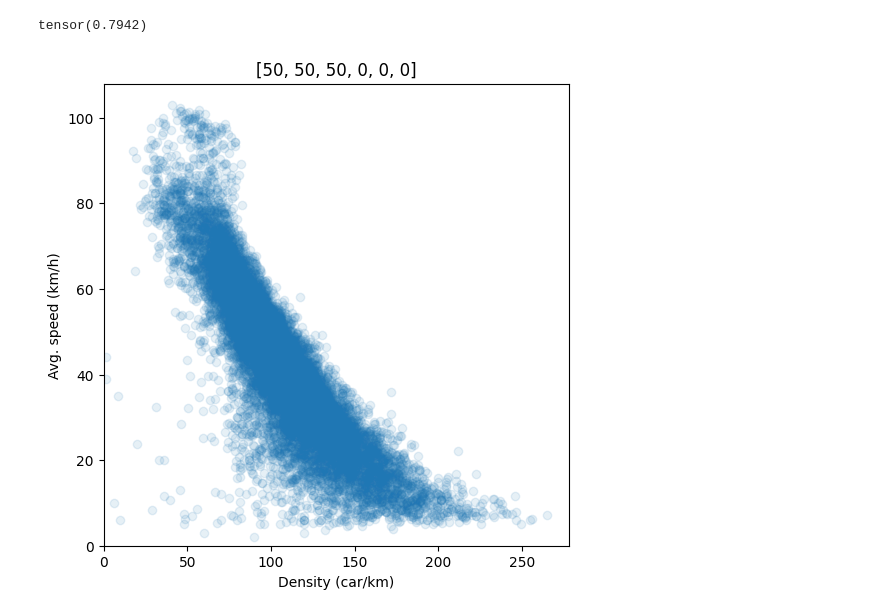
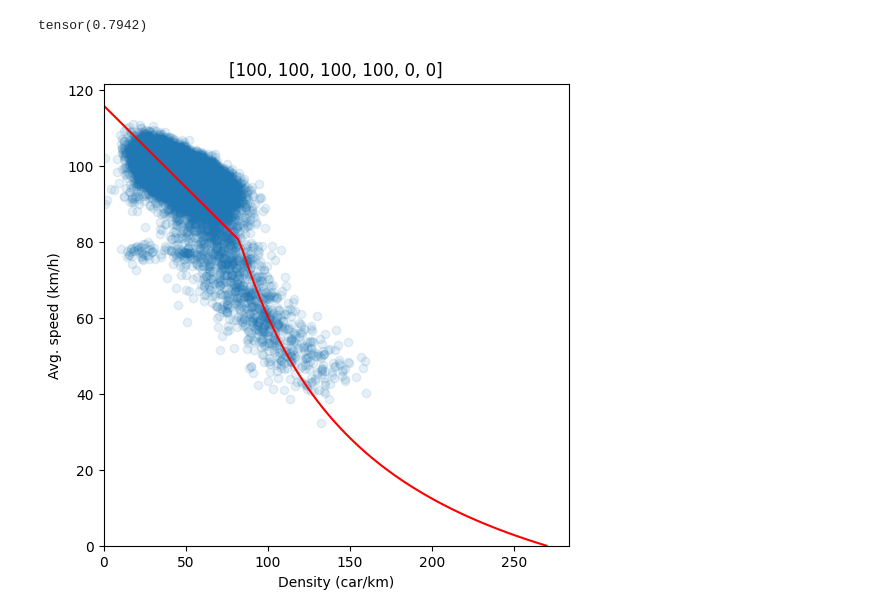
Before and after one commit to vossemeijssen/macroscopic_traffic_model, a Jupyter notebook: Training_method_2.ipynb, the cells around one changed output. Saved outputs shown, nothing was run; the diff lists cells and outputs as text; code cells hidden in the pictures.

```diff
--- a/Training_method_2.ipynb
+++ b/Training_method_2.ipynb
@@ -283,3 +274,12 @@ test_MSI_info = [
+# %%
+test_MSI_info = [
+    100,
+    100,
+    100,
+    100,
+    0,
+    0
+]
 # %%
 # Apply model to test_MSI_info
 fr_params = model.get_params(torch.tensor([test_MSI_info + [0]], dtype=torch.float)/100)
@@ -340,13 +342,13 @@ tensor(0.7942)
 # %%
 fig, ax1 = plt.subplots(1, 1, figsize=(6, 6))
 
 ax1.scatter(test_density, test_speed, alpha=0.11)
-# ax1.plot(model_density, model_speed, "r")
+ax1.plot(model_density, model_speed, "r")
 plt.xlim(left=0)
 plt.ylim(bottom=0)
 ax1.set_xlabel("Density (car/km)")
 ax1.set_ylabel("Avg. speed (km/h)")
 plt.title(test_MSI_info)
 plt.show()
 # %% [output]
-[figure, old version]
+[figure, new version]
```
Also changed, not shown: parts of 3 cells of this notebook, 1 other file.
